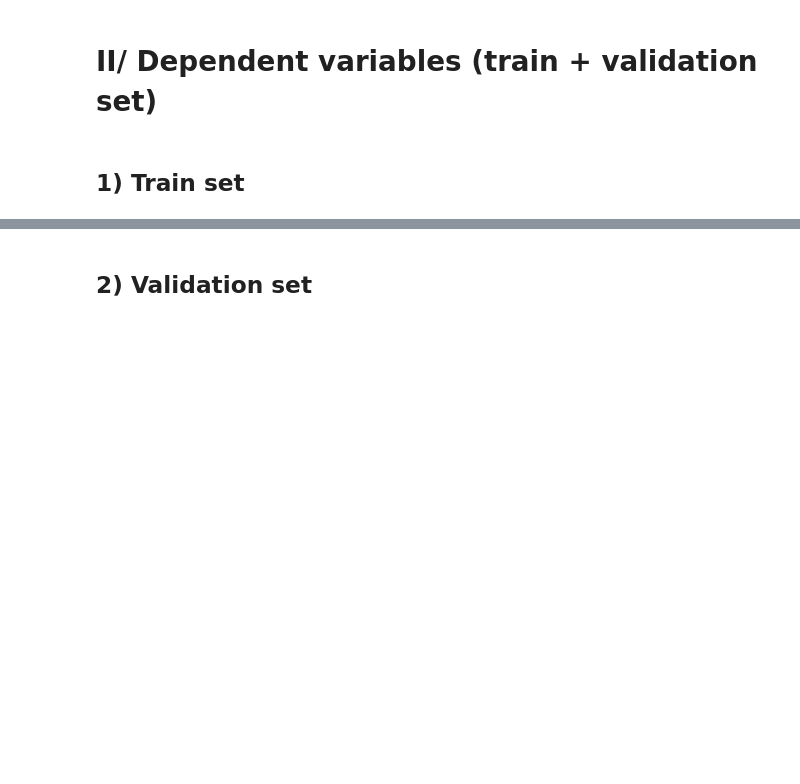
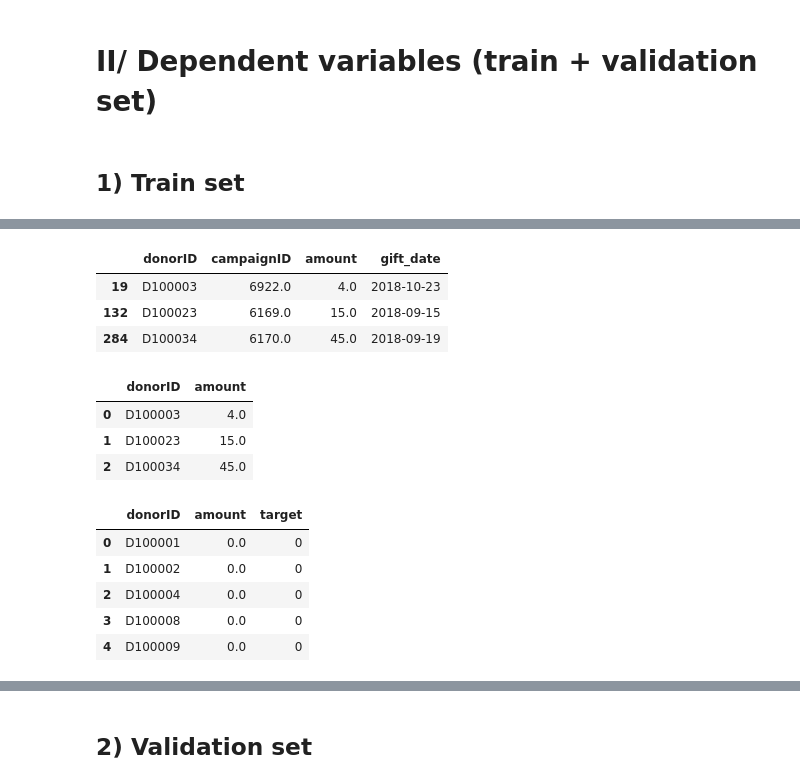
Before and after one commit to LeZM/python-predictive-group-project, a Jupyter notebook: notebooks/EDA_zk.ipynb, the cells around one changed output, grey strips where cells are left out. Cells and saved outputs as stored; diff of their text form; code cells hidden in the pictures; blank space fills up the shorter version.

Commit message:
Fixed the target variable

```diff
--- a/notebooks/EDA_zk.ipynb
+++ b/notebooks/EDA_zk.ipynb
@@ -558,4 +558,5 @@ The data shows 0 missing values
 ## 1) Train set
 # %%
 # Setting up the campaign date
-campaign_date = rd1
+campaign_date_6169 = rd1
+campaign_date_6169
@@ -597,0 +578,7 @@ basetable_train.head()
+# %%
+response_window = 90
+# %%
+post_campaign_train = gifts[(gifts['gift_date'] > campaign_date_6169) & (gifts['gift_date'] <= campaign_date_6169+timedelta(response_window))]
+
+print(post_campaign_train.gift_date.min())
+print(post_campaign_train.gift_date.max())
@@ -597,0 +588,32 @@ basetable_train.head()
+# %%
+post_campaign_train.head(3)
+# %% [output]
+|  | donorID | campaignID | amount | gift_date |
+| 19 | D100003 | 6922.0 | 4.0 | 2018-10-23 |
+| 132 | D100023 | 6169.0 | 15.0 | 2018-09-15 |
+| 284 | D100034 | 6170.0 | 45.0 | 2018-09-19 |
+# %%
+responses_train = post_campaign_train.groupby('donorID')['amount'].sum().reset_index()
+
+responses_train.head(3)
+# %% [output]
+|  | donorID | amount |
+| 0 | D100003 | 4.0 |
+| 1 | D100023 | 15.0 |
+| 2 | D100034 | 45.0 |
+# %%
+# Merging gifts and sc6 as gifts contains the donation history and we want to select those who were selected in the campaign
+
+train_targets = sc6.merge(responses_train, on='donorID', how='left')
+train_targets['amount'] = train_targets['amount'].fillna(0)
+train_targets['target'] = (train_targets['amount'] >= 30).astype(int) # cast the values as binary, with >=30 = 1, else 0
+#train_targets.drop('amount')
+
+train_targets.head()
+# %% [output]
+|  | donorID | amount | target |
+| 0 | D100001 | 0.0 | 0 |
+| 1 | D100002 | 0.0 | 0 |
+| 2 | D100004 | 0.0 | 0 |
+| 3 | D100008 | 0.0 | 0 |
+| 4 | D100009 | 0.0 | 0 |
```
Also changed, not shown: parts of 28 cells of this notebook.
